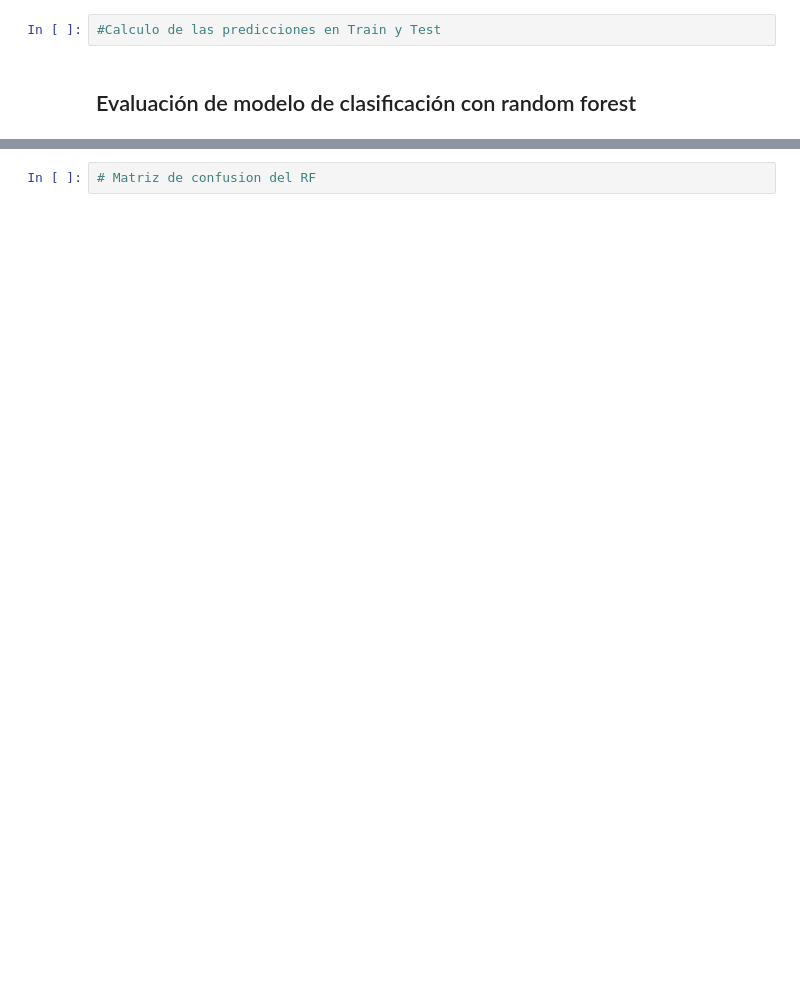
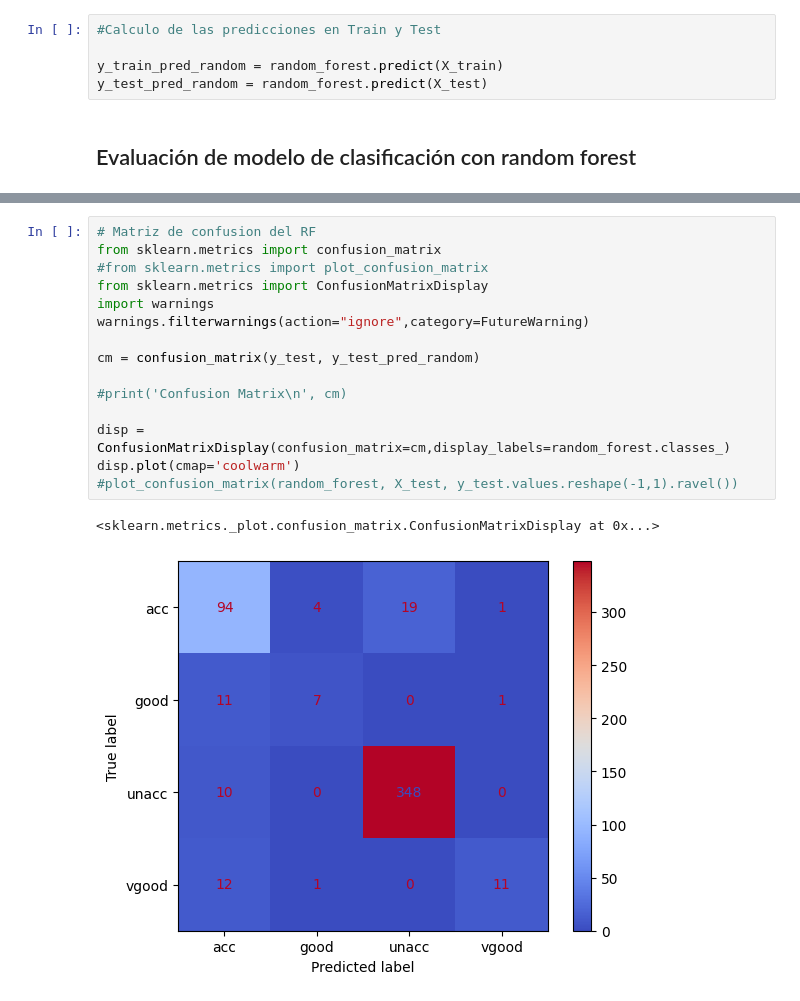
Before and after one commit to Patchwtf/MachineLearningProyects, a Jupyter notebook: DesicionTree/decision_tree_random_forest_project.ipynb, the cells around one changed output, grey strips where cells are left out. Cells and saved outputs as stored; diff of their text form; blank space fills up the shorter version.

```diff
--- a/DesicionTree/decision_tree_random_forest_project.ipynb
+++ b/DesicionTree/decision_tree_random_forest_project.ipynb
@@ -241,5 +248,8 @@ plt.show()
 # %%
 #Calculo de las predicciones en Train y Test
+
+y_train_pred_random = random_forest.predict(X_train)
+y_test_pred_random = random_forest.predict(X_test)
 # %% [markdown]
 ## Evaluación de modelo de clasificación con random forest
 # %%
@@ -263,4 +294,20 @@ El f1 score en test es:  0.7591522157996147
 # %%
 # Matriz de confusion del RF
+from sklearn.metrics import confusion_matrix
+#from sklearn.metrics import plot_confusion_matrix
+from sklearn.metrics import ConfusionMatrixDisplay
+import warnings
+warnings.filterwarnings(action="ignore",category=FutureWarning)
+
+cm = confusion_matrix(y_test, y_test_pred_random)
+
+#print('Confusion Matrix\n', cm)
+
+disp = ConfusionMatrixDisplay(confusion_matrix=cm,display_labels=random_forest.classes_)
+disp.plot(cmap='coolwarm')
+#plot_confusion_matrix(random_forest, X_test, y_test.values.reshape(-1,1).ravel())
+# %% [output]
+<sklearn.metrics._plot.confusion_matrix.ConfusionMatrixDisplay at 0x...>
+[figure, added]
 # %%
 #RF
```
Also changed, not shown: parts of 5 cells of this notebook.
